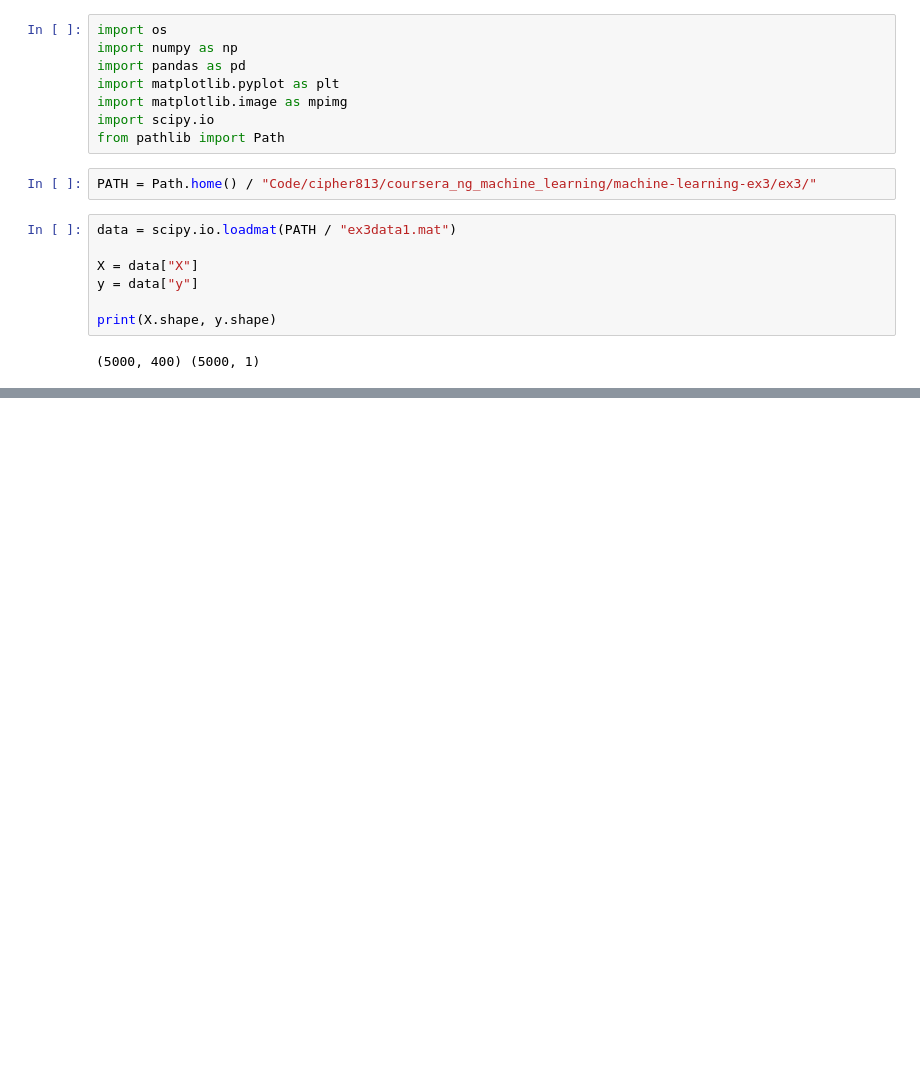
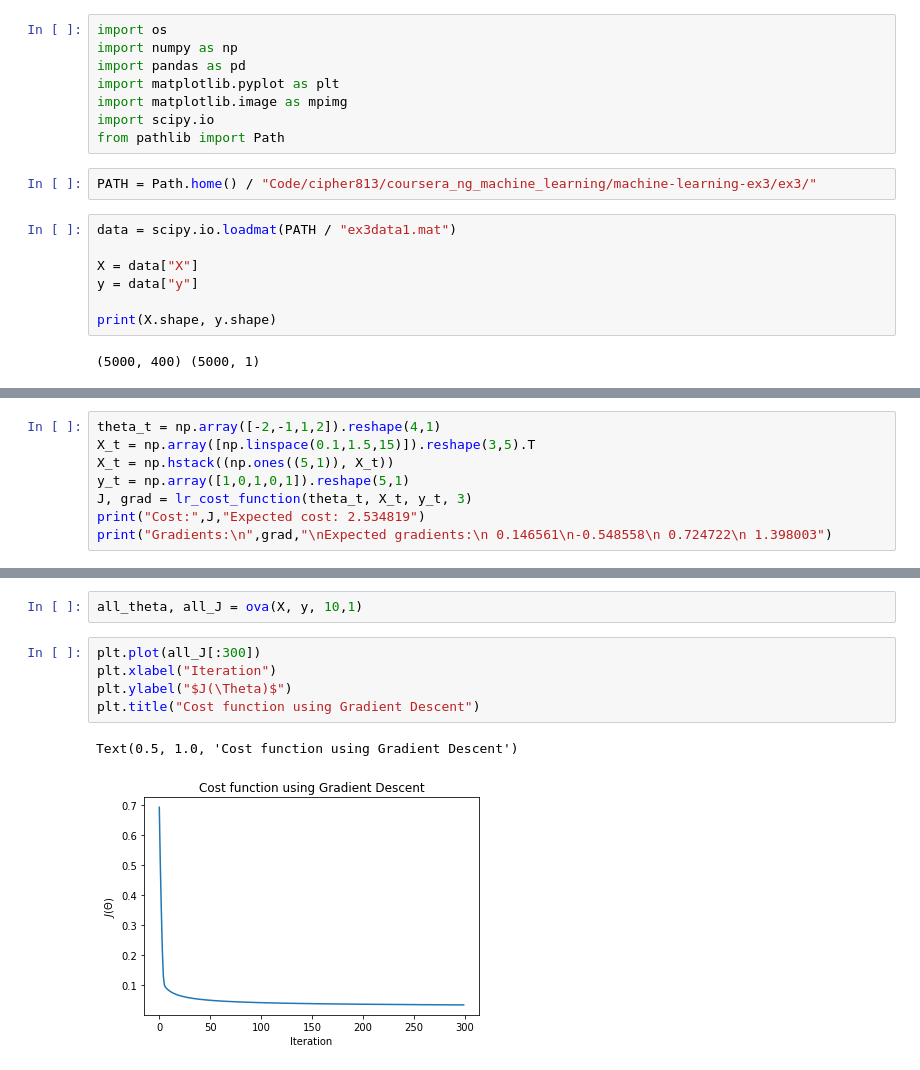
Before and after one commit to cipher813/coursera_ng_machine_learning, a Jupyter notebook: 4_NeuralNetwork_200502.ipynb, the cells around one changed output, grey strips where cells are left out. Saved outputs shown, nothing was run; the diff lists cells and outputs as text; blank space fills up the shorter version.

```diff
--- a/4_NeuralNetwork_200502.ipynb
+++ b/4_NeuralNetwork_200502.ipynb
@@ -30,0 +49,8 @@ for i in range(10):
+# %%
+theta_t = np.array([-2,-1,1,2]).reshape(4,1)
+X_t = np.array([np.linspace(0.1,1.5,15)]).reshape(3,5).T
+X_t = np.hstack((np.ones((5,1)), X_t))
+y_t = np.array([1,0,1,0,1]).reshape(5,1)
+J, grad = lr_cost_function(theta_t, X_t, y_t, 3)
+print("Cost:",J,"Expected cost: 2.534819")
+print("Gradients:\n",grad,"\nExpected gradients:\n 0.146561\n-0.548558\n 0.724722\n 1.398003")
@@ -81,3 +101,13 @@ def ova(X, y, num_labels, lmda):
         all_theta.extend(theta)
         all_J.extend(J_history)
     return np.array(all_theta).reshape(num_labels, n+1), all_J
+# %%
+all_theta, all_J = ova(X, y, 10,1)
+# %%
+plt.plot(all_J[:300])
+plt.xlabel("Iteration")
+plt.ylabel("$J(\Theta)$")
+plt.title("Cost function using Gradient Descent")
+# %% [output]
+Text(0.5, 1.0, 'Cost function using Gradient Descent')
+[figure, added]
```
Also changed, not shown: parts of 9 cells of this notebook.
